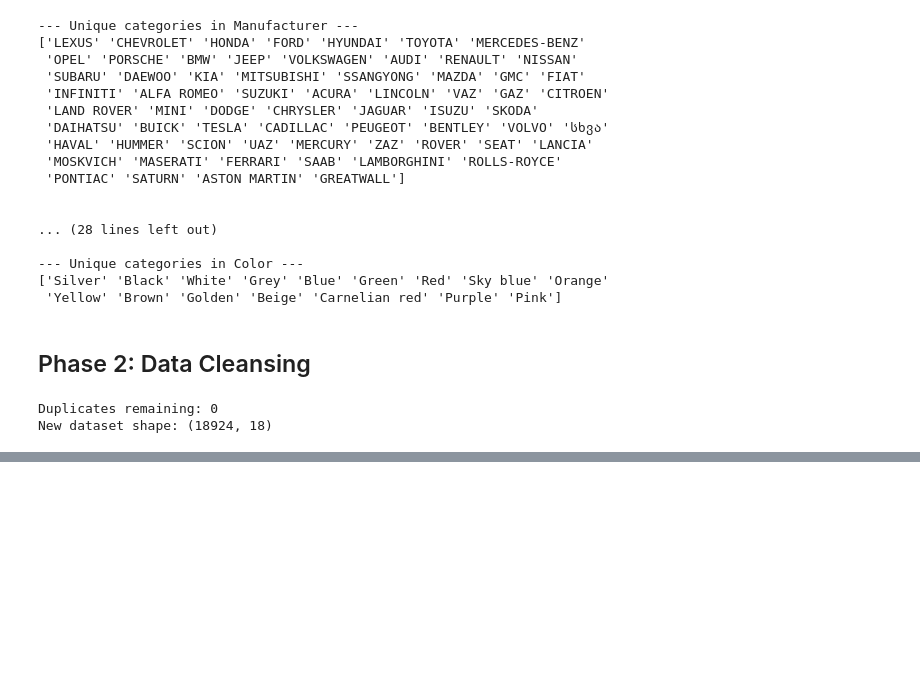
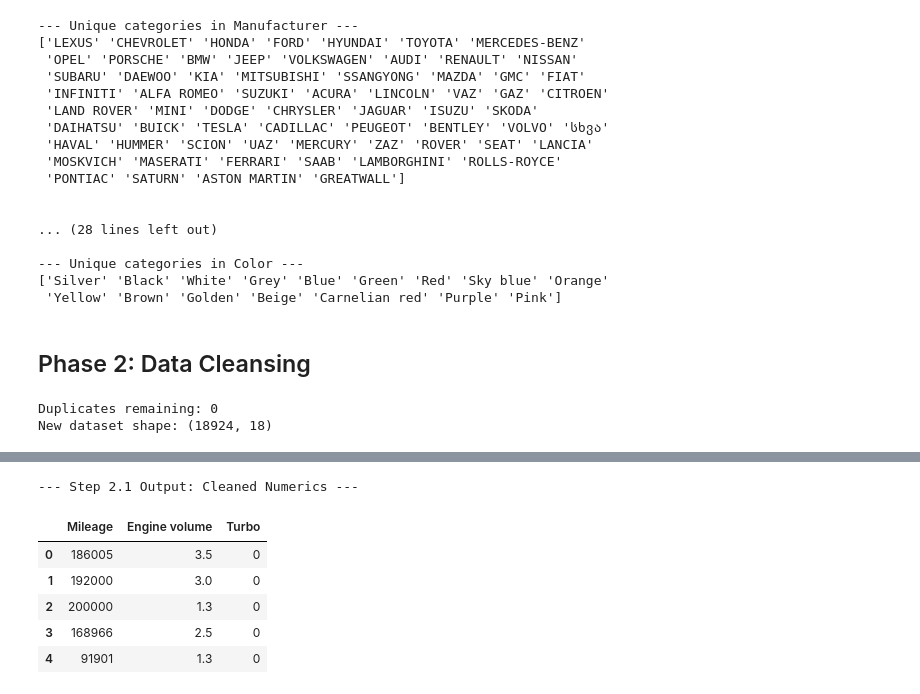
Before and after one commit to Kosala1988/IT5022---Fundamentals-of-Machine-Learning-, a Jupyter notebook: Used_Car_Price_Prediction.ipynb, the cells around one changed output, grey strips where cells are left out. Drawn from its saved outputs; the diff is of its cells as text; code cells hidden in the pictures; blank space fills up the shorter version.

```diff
--- a/Used_Car_Price_Prediction.ipynb
+++ b/Used_Car_Price_Prediction.ipynb
@@ -320,0 +263,21 @@ plt.show()
+# %%
+# 2.1 Cleaning string artifacts from numeric columns
+# The 'Mileage' column contains ' km', preventing numeric operations.
+df['Mileage'] = df['Mileage'].str.replace(' km', '').astype(int)
+
+# 'Engine volume' contains 'Turbo' tags. We engineer a new boolean feature
+# for 'Turbo' (1 = Yes, 0 = No) and convert the base volume to a float.
+df['Turbo'] = df['Engine volume'].str.contains('Turbo').astype(int)
+df['Engine volume'] = df['Engine volume'].str.replace(' Turbo', '').astype(float)
+
+
+print("--- Step 2.1 Output: Cleaned Numerics ---")
+display(df[['Mileage', 'Engine volume', 'Turbo']].head())
+# %% [output]
+--- Step 2.1 Output: Cleaned Numerics ---
+|  | Mileage | Engine volume | Turbo |
+| 0 | 186005 | 3.5 | 0 |
+| 1 | 192000 | 3.0 | 0 |
+| 2 | 200000 | 1.3 | 0 |
+| 3 | 168966 | 2.5 | 0 |
+| 4 | 91901 | 1.3 | 0 |
```
Also changed, not shown: parts of 12 cells of this notebook.
